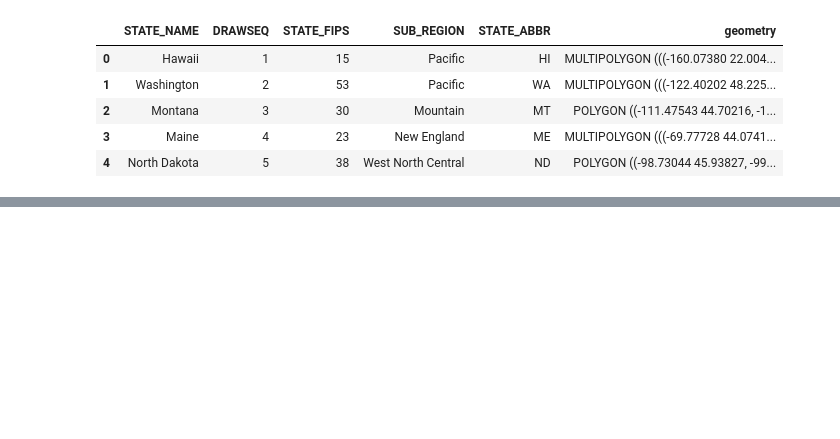
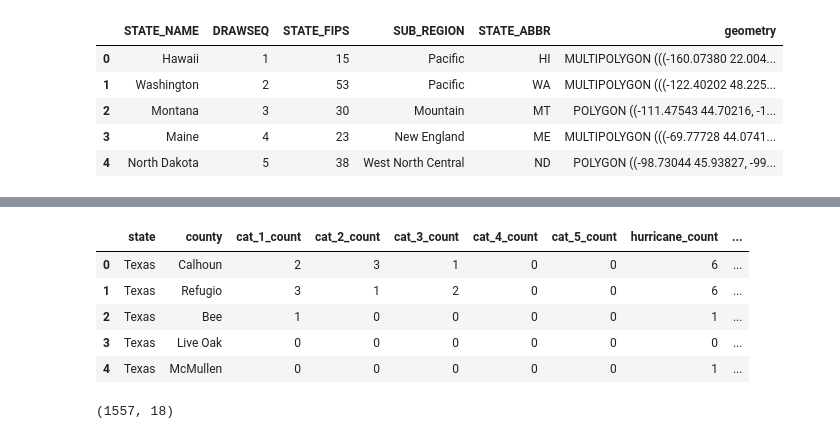
Before and after one commit to jlu90/Mapping-Dual-Risk-Hurricanes-and-COVID, a Jupyter notebook: uri/Uri Notebook.ipynb, the cells around one changed output, grey strips where cells are left out. Saved outputs shown, nothing was run; the diff lists cells and outputs as text; code cells hidden in the pictures; blank space fills up the shorter version.

```diff
--- a/uri/Uri Notebook.ipynb
+++ b/uri/Uri Notebook.ipynb
@@ -215,3 +271,17 @@ ec.head()
 | 2 | 1851175N26270 | 1851 | NOT_NAMED | 1851-06-26 03:00:00 | TS | 28.2265 | -97.0793 | NaN | NaN | ... |
 | 3 | 1851175N26270 | 1851 | NOT_NAMED | 1851-06-26 06:00:00 | TS | 28.3000 | -97.4000 | 60.0 | NaN | ... |
 | 4 | 1851175N26270 | 1851 | NOT_NAMED | 1851-06-26 09:00:00 | TS | 28.3617 | -97.7476 | NaN | NaN | ... |
+# %%
+covid_and_hurr = pd.read_csv("../data/covid_and_hurricanes.csv")
+covid_and_hurr.head()
+# %% [output]
+|  | state | county | cat_1_count | cat_2_count | cat_3_count | cat_4_count | cat_5_count | hurricane_count | ... |
+| 0 | Texas | Calhoun | 2 | 3 | 1 | 0 | 0 | 6 | ... |
+| 1 | Texas | Refugio | 3 | 1 | 2 | 0 | 0 | 6 | ... |
+| 2 | Texas | Bee | 1 | 0 | 0 | 0 | 0 | 1 | ... |
+| 3 | Texas | Live Oak | 0 | 0 | 0 | 0 | 0 | 0 | ... |
+| 4 | Texas | McMullen | 0 | 0 | 0 | 0 | 0 | 1 | ... |
+# %%
+covid_and_hurr.shape
+# %% [output]
+(1557, 18)
```
Also changed, not shown: parts of 14 cells of this notebook, 2 other files.
